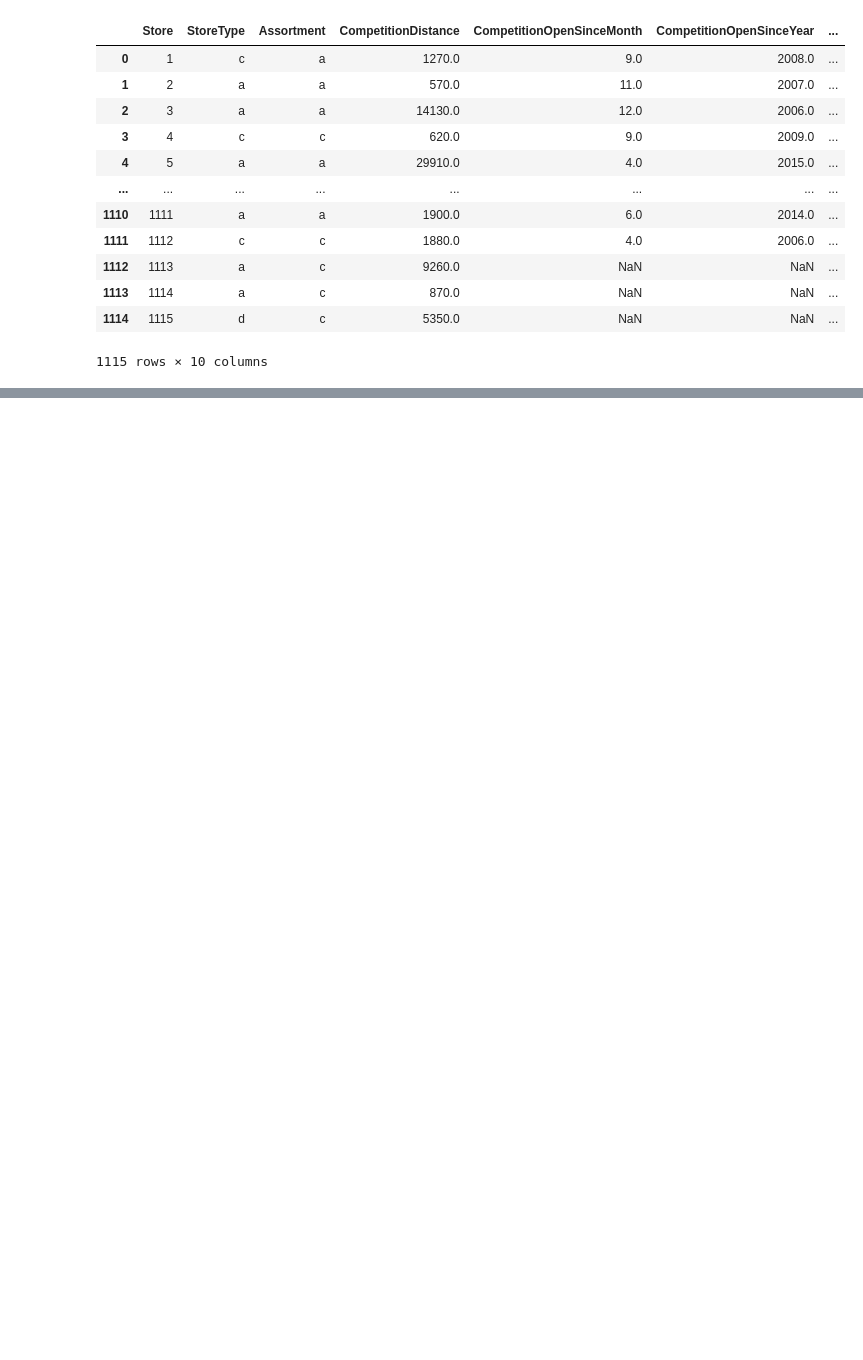
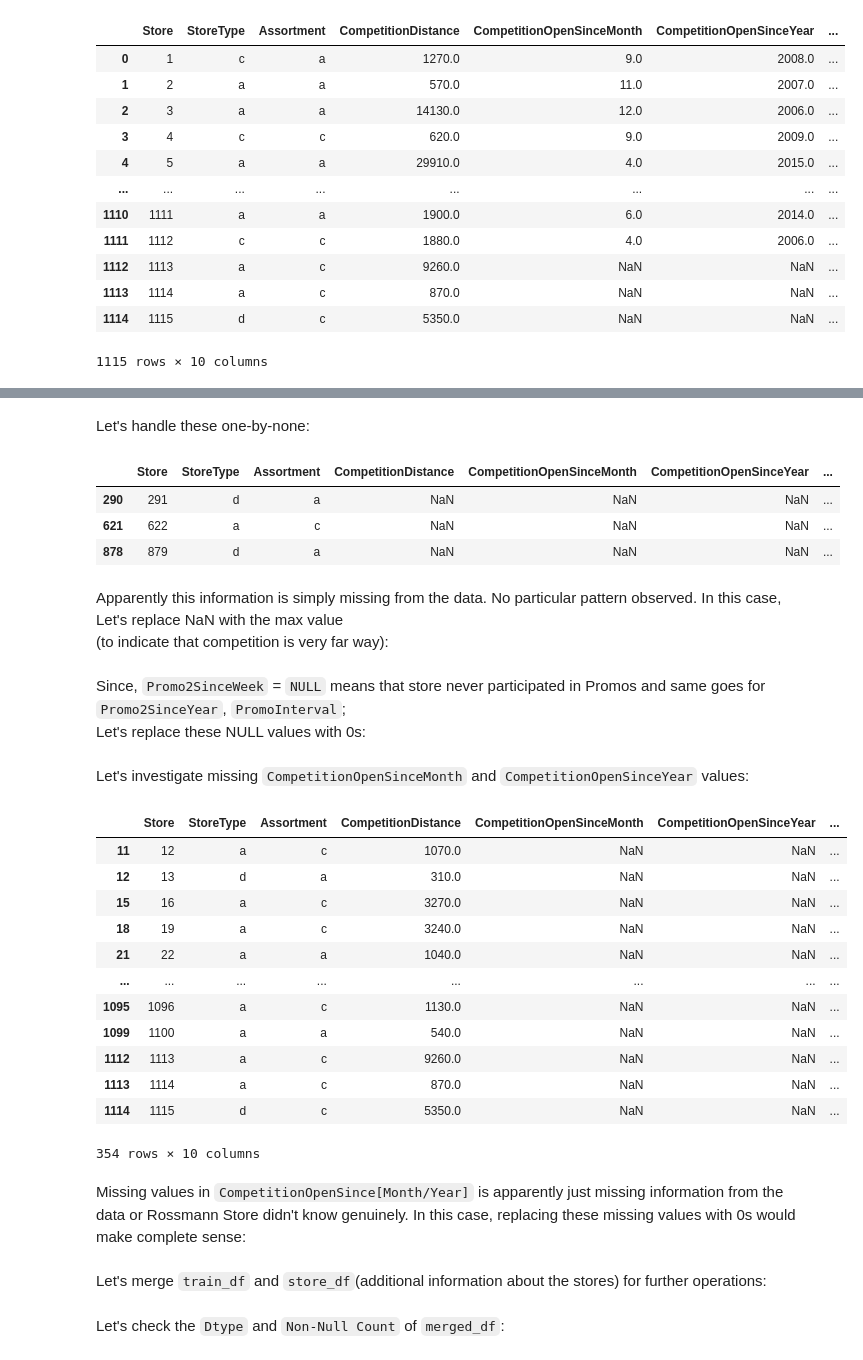
Before and after one commit to clayniranjan-web/rossmann-sales-forecasting, a Jupyter notebook: 01_eda_cleaning.ipynb, the cells around one changed output, grey strips where cells are left out. Saved outputs shown, nothing was run; the diff lists cells and outputs as text; code cells hidden in the pictures; blank space fills up the shorter version.

Commit message:
Imputed missing values

```diff
--- a/01_eda_cleaning.ipynb
+++ b/01_eda_cleaning.ipynb
@@ -105,0 +165,42 @@ store_df
+# %% [markdown]
+Let's handle these one-by-none:
+# %%
+# CompetitionDistance missing values
+store_df[pd.isnull(store_df['CompetitionDistance'])]
+# %% [output]
+|  | Store | StoreType | Assortment | CompetitionDistance | CompetitionOpenSinceMonth | CompetitionOpenSinceYear | ... |
+| 290 | 291 | d | a | NaN | NaN | NaN | ... |
+| 621 | 622 | a | c | NaN | NaN | NaN | ... |
+| 878 | 879 | d | a | NaN | NaN | NaN | ... |
+# %% [markdown]
+Apparently this information is simply missing from the data. No particular pattern observed. In this case, Let's replace NaN with the max value\
+(to indicate that competition is very far way):
+# %%
+# replace missing CompetitionDistance
+store_df['CompetitionDistance'] = store_df['CompetitionDistance'].fillna(store_df['CompetitionDistance'].max())
+# %% [markdown]
+Since, `Promo2SinceWeek` = `NULL` means that store never participated in Promos and same goes for `Promo2SinceYear`, `PromoInterval`;\
+Let's replace these NULL values with 0s:
+# %%
+# replace missing Promo2SinceWeek, Promo2SinceYear, PromoInterval
+store_df = store_df.fillna({'Promo2SinceWeek': 0, 'Promo2SinceYear': 0, 'PromoInterval':0}, inplace=True)
+# %% [markdown]
+Let's investigate missing `CompetitionOpenSinceMonth` and `CompetitionOpenSinceYear` values:
+# %%
+store_df[pd.isnull(store_df['CompetitionOpenSinceMonth'])]
+# %% [output]
+|  | Store | StoreType | Assortment | CompetitionDistance | CompetitionOpenSinceMonth | CompetitionOpenSinceYear | ... |
+| 11 | 12 | a | c | 1070.0 | NaN | NaN | ... |
+| 12 | 13 | d | a | 310.0 | NaN | NaN | ... |
+| 15 | 16 | a | c | 3270.0 | NaN | NaN | ... |
+| 18 | 19 | a | c | 3240.0 | NaN | NaN | ... |
+| 21 | 22 | a | a | 1040.0 | NaN | NaN | ... |
+| ... | ... | ... | ... | ... | ... | ... | ... |
+| 1095 | 1096 | a | c | 1130.0 | NaN | NaN | ... |
+| 1099 | 1100 | a | a | 540.0 | NaN | NaN | ... |
+| 1112 | 1113 | a | c | 9260.0 | NaN | NaN | ... |
+| 1113 | 1114 | a | c | 870.0 | NaN | NaN | ... |
+| 1114 | 1115 | d | c | 5350.0 | NaN | NaN | ... |
+354 rows × 10 columns
+# %% [markdown]
+Missing values in `CompetitionOpenSince[Month/Year]` is apparently just missing information from the data or Rossmann Store didn't know genuinely. In this case, replacing these missing values with 0s would make complete sense:
@@ -105,0 +209,2 @@ store_df
+# %% [markdown]
+Let's merge `train_df` and `store_df`(additional information about the stores) for further operations:
@@ -105,0 +213,2 @@ store_df
+# %% [markdown]
+Let's check the `Dtype` and `Non-Null Count` of `merged_df`:
```
Also changed, not shown: parts of 23 cells of this notebook.
